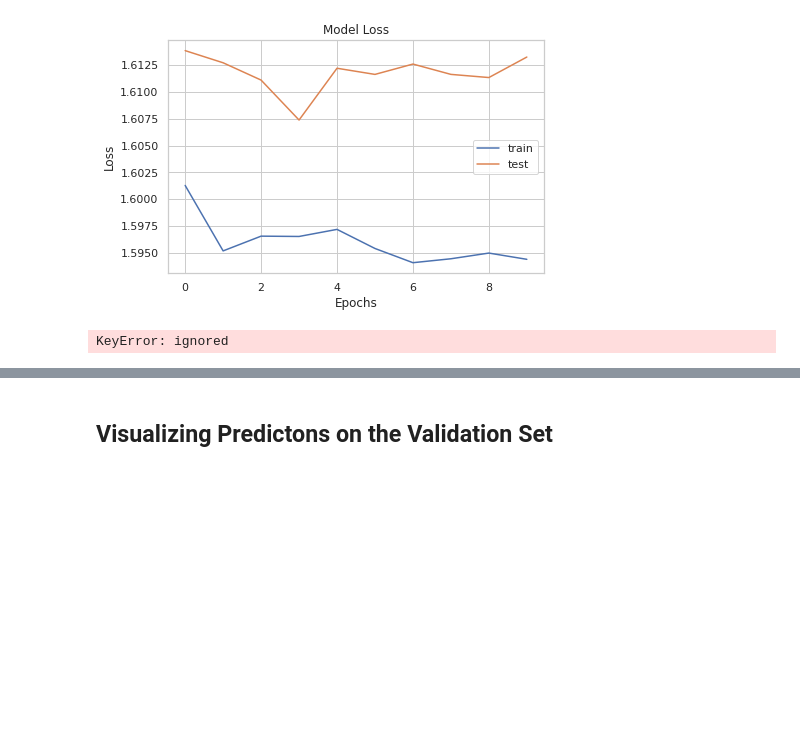
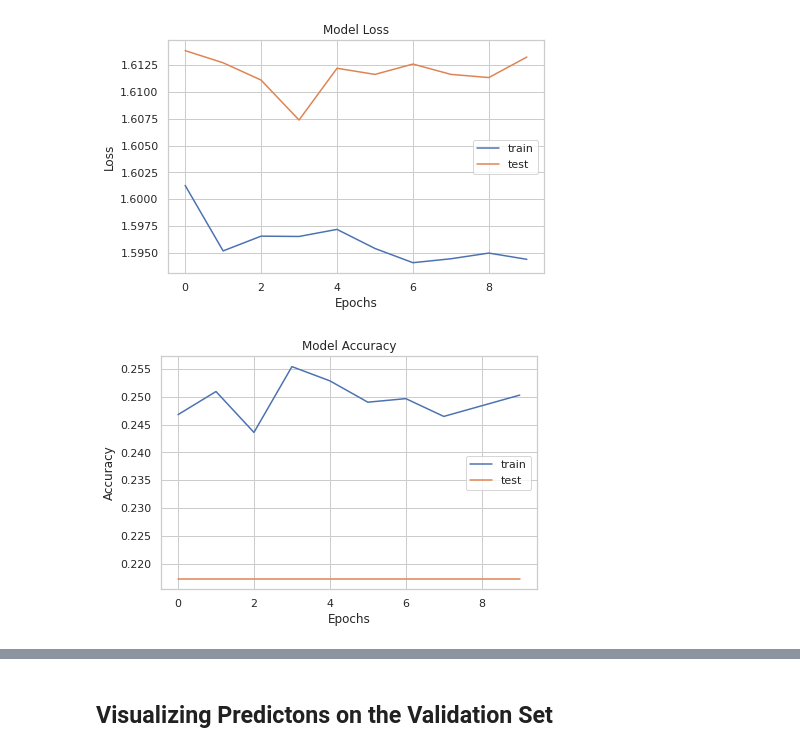
Before and after one commit to viththiananth/20221015-Convolutional-Neural-Network-on-Flower-Dataset, a Jupyter notebook: Convolutional_Neural_Network_on_Flower_Dataset.ipynb, the cells around one changed output, grey strips where cells are left out. Drawn from its saved outputs; the diff is of its cells as text; code cells hidden in the pictures; blank space fills up the shorter version.

```diff
--- a/Convolutional_Neural_Network_on_Flower_Dataset.ipynb
+++ b/Convolutional_Neural_Network_on_Flower_Dataset.ipynb
@@ -268,12 +264,12 @@ plt.show()
 # %% [output]
 [figure]
 # %%
-plt.plot(History.history['acc'])
-plt.plot(History.history['val_acc'])
+plt.plot(History.history['accuracy'])
+plt.plot(History.history['val_accuracy'])
 plt.title('Model Accuracy')
 plt.ylabel('Accuracy')
 plt.xlabel('Epochs')
 plt.legend(['train', 'test'])
 plt.show()
 # %% [output]
-KeyError: ignored
+[figure, added]
```
Also changed, not shown: parts of 46 cells of this notebook.
